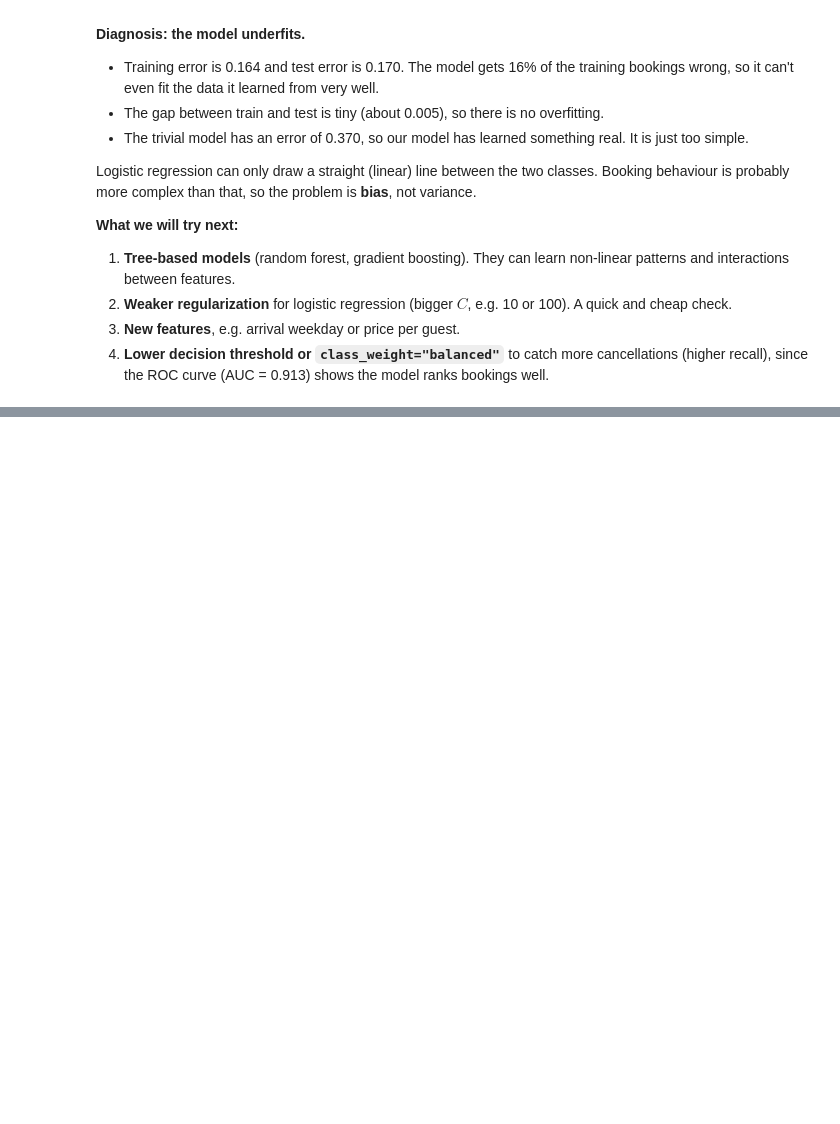
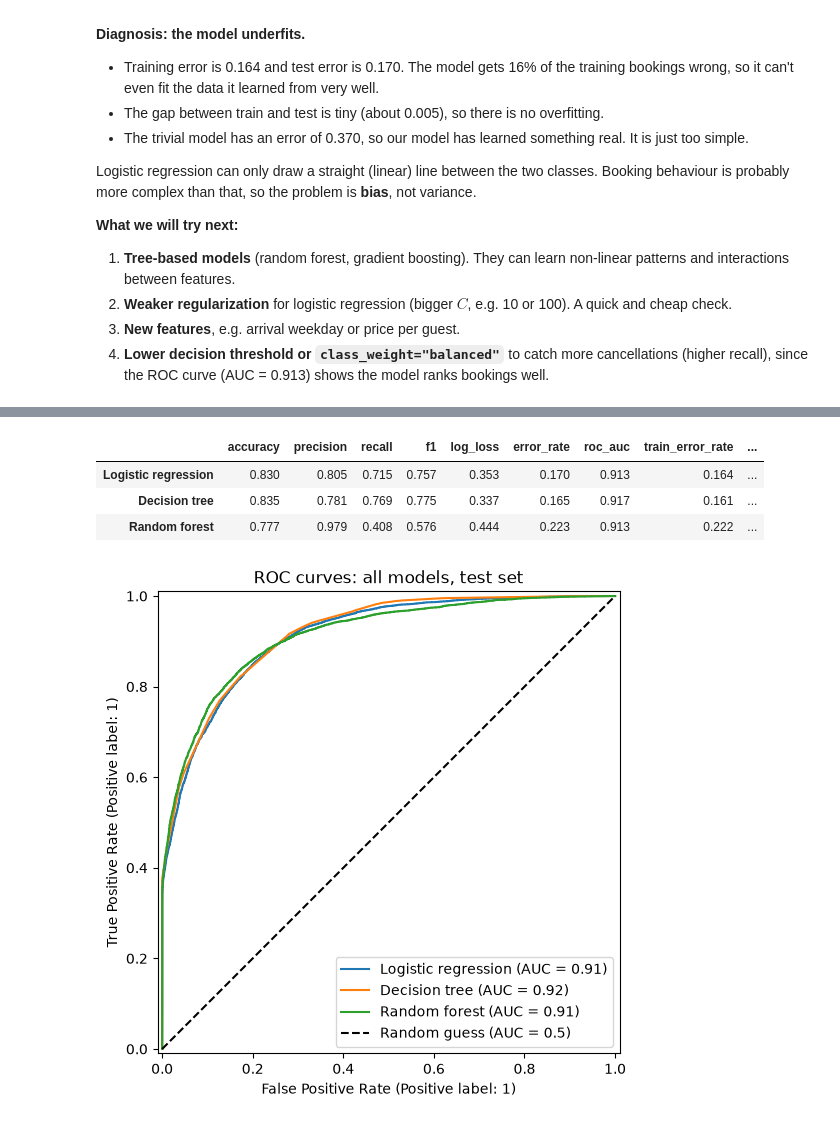
Before and after one commit to MasMits/hotel-cancellation-ml, a Jupyter notebook: notebook/project.ipynb, the cells around one changed output, grey strips where cells are left out. Drawn from its saved outputs; the diff is of its cells as text; code cells hidden in the pictures; blank space fills up the shorter version.

Commit message:
evaluate decision tree and random forest

```diff
--- a/notebook/project.ipynb
+++ b/notebook/project.ipynb
@@ -448,0 +453,18 @@ Logistic regression can only draw a straight (linear) line between the two class
+# %%
+models = {
+    "Logistic regression": logistic_model,
+    "Decision tree": tree_model,
+    "Random forest": forest_model,
+}
+
+comparison = evaluation.compare_models(models, X_train, y_train, X_test, y_test)
+comparison.round(3)
+# %% [output]
+|  | accuracy | precision | recall | f1 | log_loss | error_rate | roc_auc | train_error_rate | ... |
+| Logistic regression | 0.830 | 0.805 | 0.715 | 0.757 | 0.353 | 0.170 | 0.913 | 0.164 | ... |
+| Decision tree | 0.835 | 0.781 | 0.769 | 0.775 | 0.337 | 0.165 | 0.917 | 0.161 | ... |
+| Random forest | 0.777 | 0.979 | 0.408 | 0.576 | 0.444 | 0.223 | 0.913 | 0.222 | ... |
+# %%
+evaluation.plot_roc_curves(models, X_test, y_test, title="ROC curves: all models, test set")
+# %% [output]
+[figure, added]
```
Also changed, not shown: parts of 3 cells of this notebook, 1 other file.
